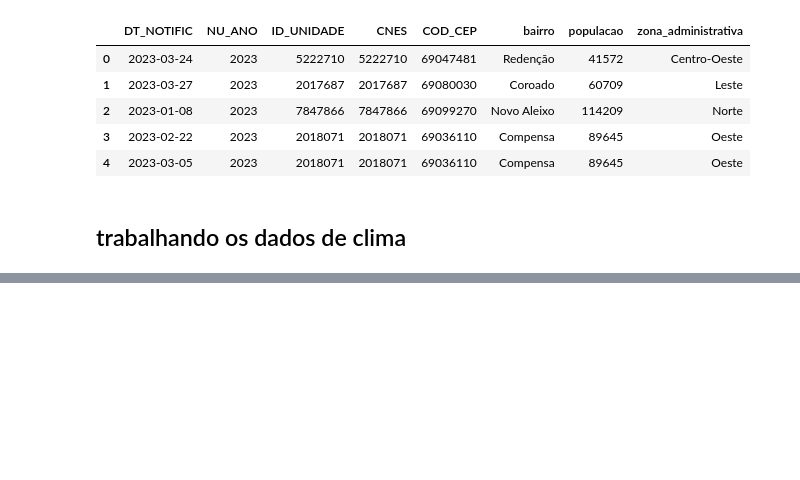
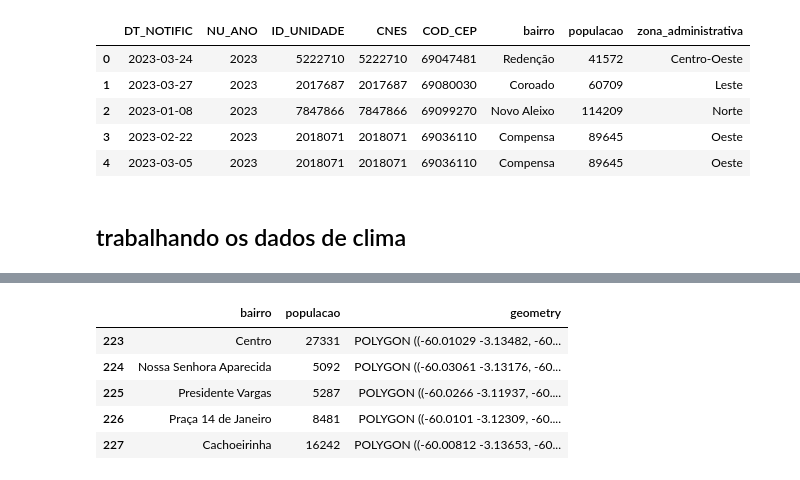
Before and after one commit to demiguic/ProjetoFinal_Modulo04, a Jupyter notebook: processing_data.ipynb, the cells around one changed output, grey strips where cells are left out. Saved outputs shown, nothing was run; the diff lists cells and outputs as text; code cells hidden in the pictures; blank space fills up the shorter version.

```diff
--- a/processing_data.ipynb
+++ b/processing_data.ipynb
@@ -178,3 +180,5 @@ df_clima.head()
 | 4 | 2023-05 | 27.847139 | 80.115804 | 0.183924 | 511.275034 | ... |
 # %%
 df_clima.to_csv('datalake/processed/clima_manaus.csv', index=False)
+# %%
+geo_data = gpd.read_file('datalake/raw/geo/AM_bairros_CD2022.shp')
@@ -180,0 +194,12 @@ df_clima.to_csv('datalake/processed/clima_manaus.csv', index=False)
+# %%
+geo_manaus = geo_data[geo_data['NM_MUN'].str.lower() == 'manaus']
+geo_manaus = geo_manaus.rename(columns={'NM_BAIRRO': 'bairro', 'v0001': 'populacao'})
+geo_manaus = geo_manaus[['bairro', 'populacao', 'geometry']]
+geo_manaus.head()
+# %% [output]
+|  | bairro | populacao | geometry |
+| 223 | Centro | 27331 | POLYGON ((-60.01029 -3.13482, -60... |
+| 224 | Nossa Senhora Aparecida | 5092 | POLYGON ((-60.03061 -3.13176, -60... |
+| 225 | Presidente Vargas | 5287 | POLYGON ((-60.0266 -3.11937, -60.... |
+| 226 | Praça 14 de Janeiro | 8481 | POLYGON ((-60.0101 -3.12309, -60.... |
+| 227 | Cachoeirinha | 16242 | POLYGON ((-60.00812 -3.13653, -60... |
```
Also changed, not shown: parts of 2 cells of this notebook, 6 other files.
